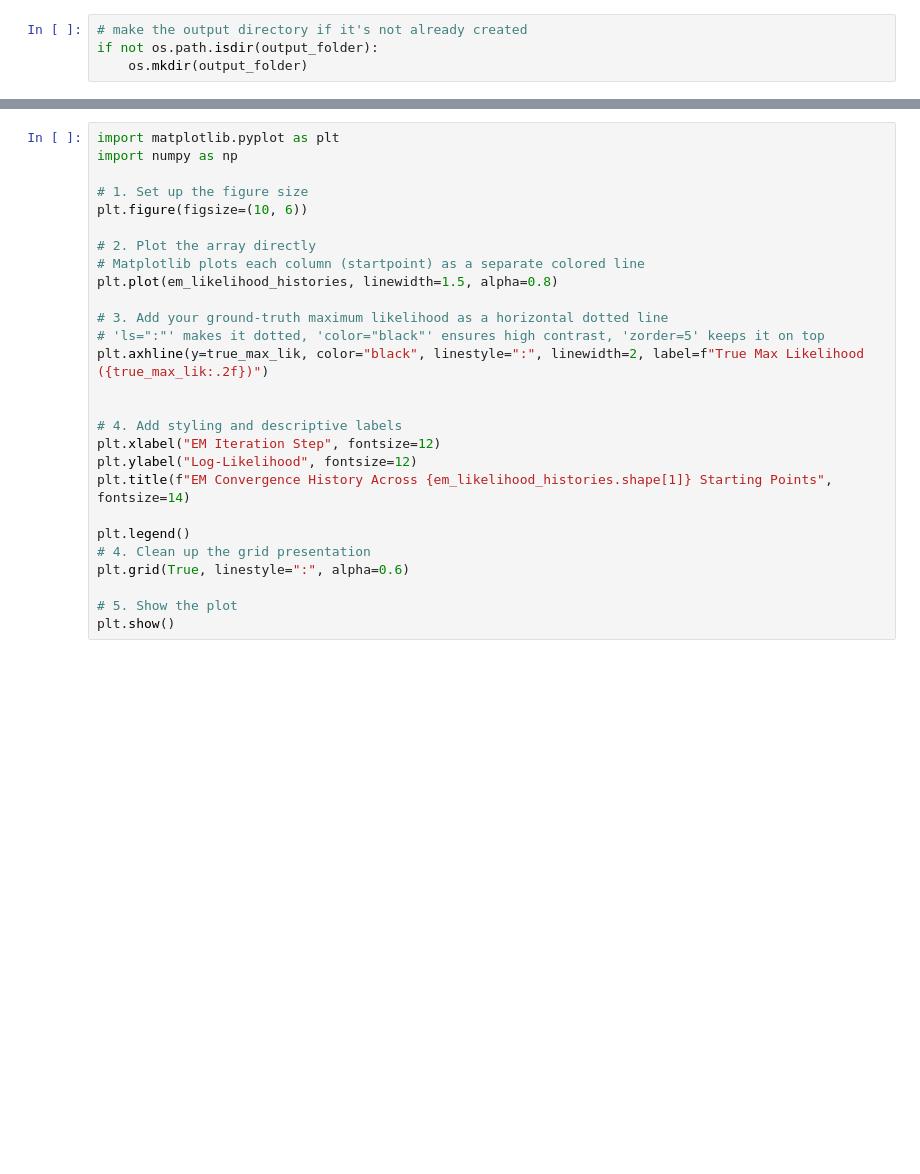
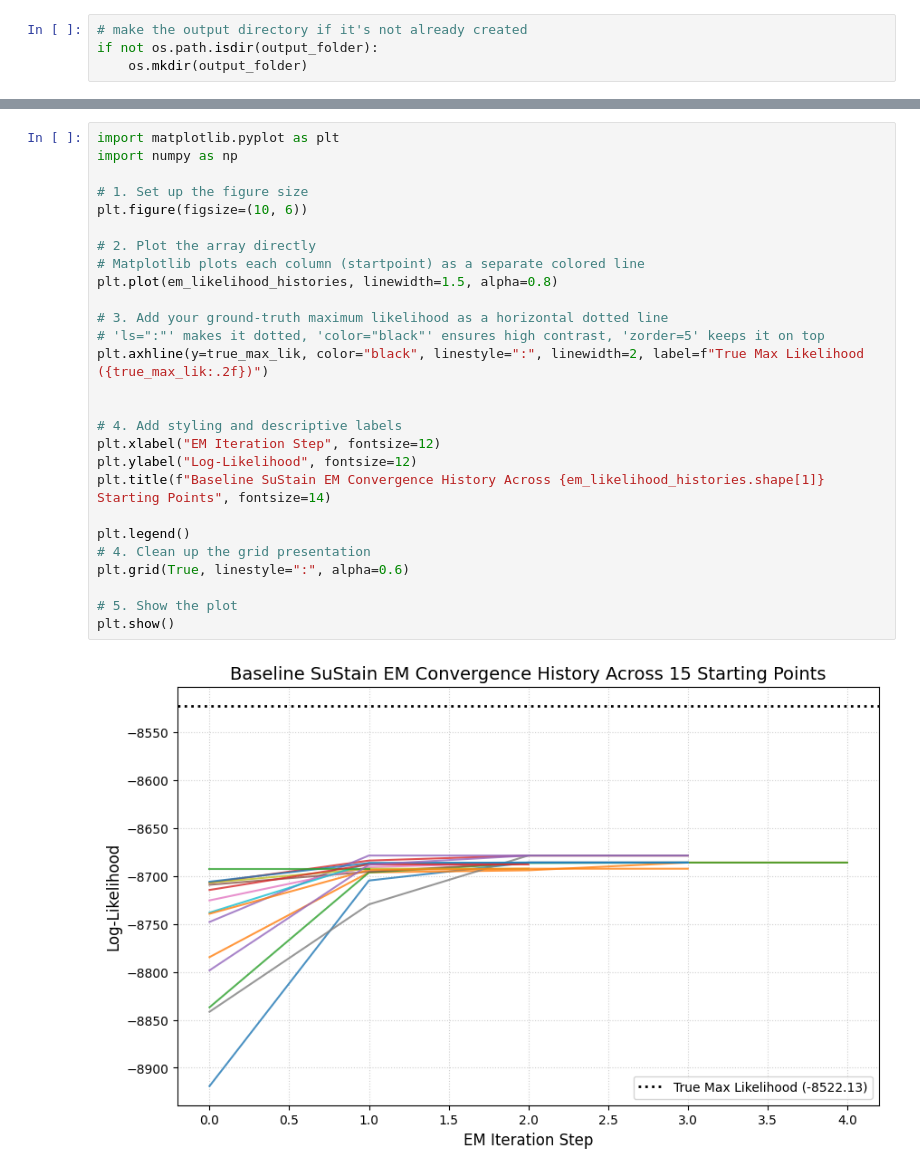
Before and after one commit to mihaelacr10/apoe4_informed, a Jupyter notebook: run_simulated_data.ipynb, the cells around one changed output, grey strips where cells are left out. Drawn from its saved outputs; the diff is of its cells as text; blank space fills up the shorter version.

```diff
--- a/run_simulated_data.ipynb
+++ b/run_simulated_data.ipynb
@@ -507,30 +567,32 @@ print('EM lik hist',em_likelihood_histories)
 # %%
 import matplotlib.pyplot as plt
 import numpy as np
 
 # 1. Set up the figure size
 plt.figure(figsize=(10, 6))
 
 # 2. Plot the array directly
 # Matplotlib plots each column (startpoint) as a separate colored line
 plt.plot(em_likelihood_histories, linewidth=1.5, alpha=0.8)
 
 # 3. Add your ground-truth maximum likelihood as a horizontal dotted line
 # 'ls=":"' makes it dotted, 'color="black"' ensures high contrast, 'zorder=5' keeps it on top
 plt.axhline(y=true_max_lik, color="black", linestyle=":", linewidth=2, label=f"True Max Likelihood ({true_max_lik:.2f})")
 
 
 # 4. Add styling and descriptive labels
 plt.xlabel("EM Iteration Step", fontsize=12)
 plt.ylabel("Log-Likelihood", fontsize=12)
-plt.title(f"EM Convergence History Across {em_likelihood_histories.shape[1]} Starting Points", fontsize=14)
+plt.title(f"Baseline SuStain EM Convergence History Across {em_likelihood_histories.shape[1]} Starting Points", fontsize=14)
 
 plt.legend()
 # 4. Clean up the grid presentation
 plt.grid(True, linestyle=":", alpha=0.6)
 
 # 5. Show the plot
 plt.show()
+# %% [output]
+[figure, added]
 # %%
 # Extract the active data container
 sustainData = sustain_bl._AbstractSustain__sustainData
```
Also changed, not shown: parts of 22 cells of this notebook, 17 other files.
